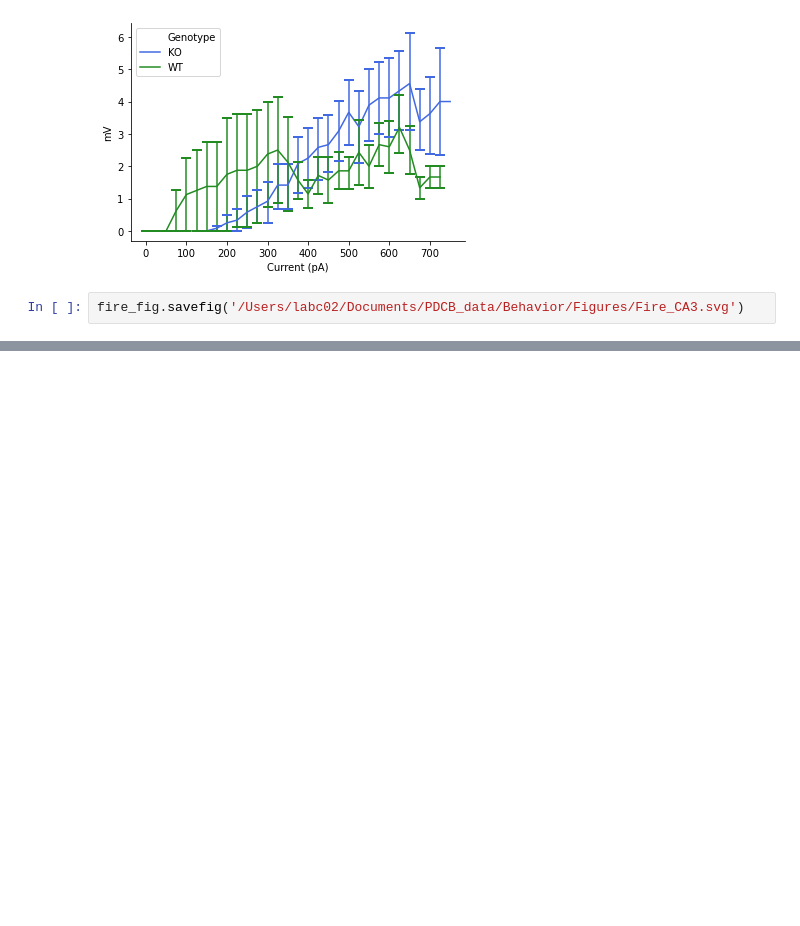
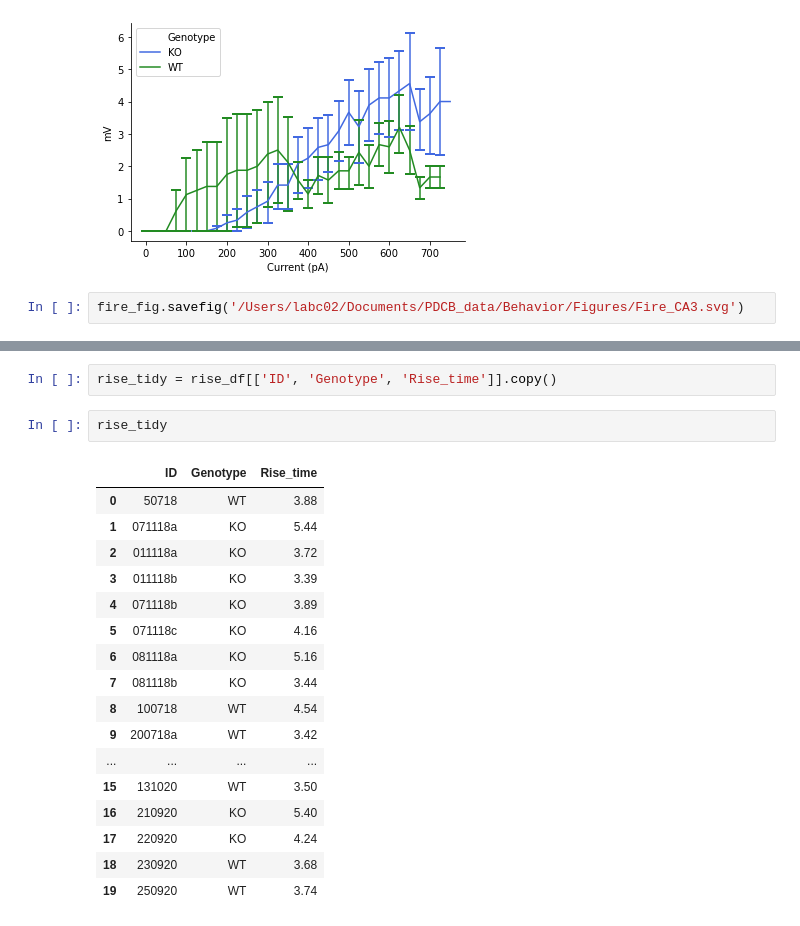
Before and after one commit to FMendezSlc/NeuroPy, a Jupyter notebook: Patch_analysis.ipynb, the cells around one changed output, grey strips where cells are left out. Drawn from its saved outputs; the diff is of its cells as text; blank space fills up the shorter version.

```diff
--- a/Patch_analysis.ipynb
+++ b/Patch_analysis.ipynb
@@ -411,0 +469,22 @@ fire_fig.savefig('/Users/labc02/Documents/PDCB_data/Behavior/Figures/Fire_CA3.sv
+# %%
+rise_tidy = rise_df[['ID', 'Genotype', 'Rise_time']].copy()
+# %%
+rise_tidy
+# %% [output]
+|  | ID | Genotype | Rise_time |
+| 0 | 50718 | WT | 3.88 |
+| 1 | 071118a | KO | 5.44 |
+| 2 | 011118a | KO | 3.72 |
+| 3 | 011118b | KO | 3.39 |
+| 4 | 071118b | KO | 3.89 |
+| 5 | 071118c | KO | 4.16 |
+| 6 | 081118a | KO | 5.16 |
+| 7 | 081118b | KO | 3.44 |
+| 8 | 100718 | WT | 4.54 |
+| 9 | 200718a | WT | 3.42 |
+| ... | ... | ... | ... |
+| 15 | 131020 | WT | 3.50 |
+| 16 | 210920 | KO | 5.40 |
+| 17 | 220920 | KO | 4.24 |
+| 18 | 230920 | WT | 3.68 |
+| 19 | 250920 | WT | 3.74 |
```
Also changed, not shown: parts of 17 cells of this notebook, 1 other file.
